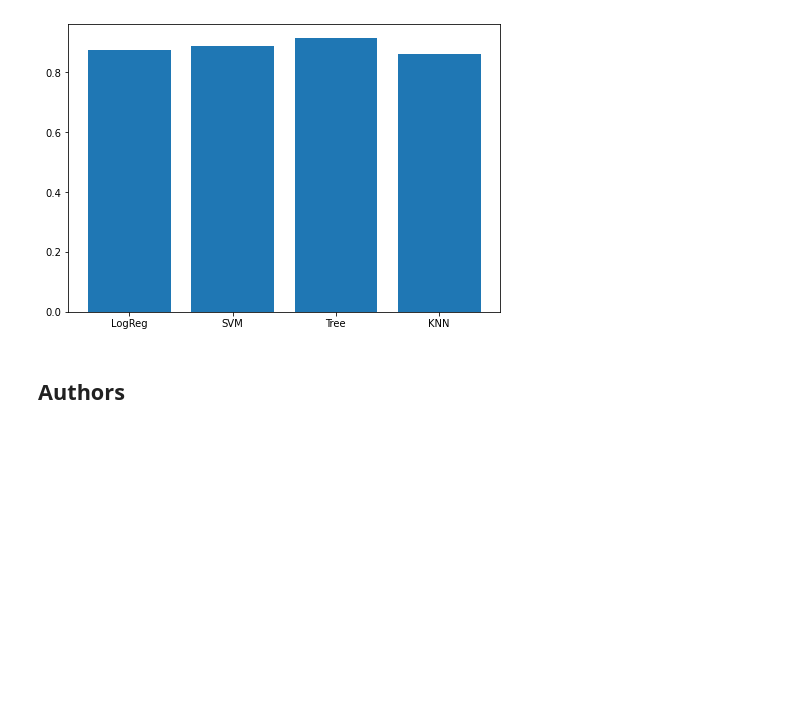
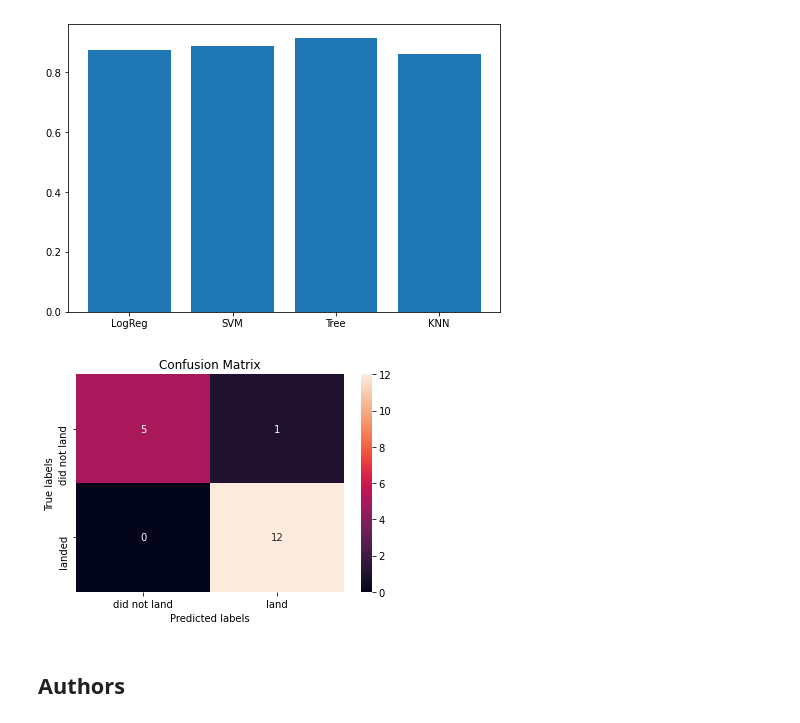
Before and after one commit to Legio-XIII/DS-Capstone, a Jupyter notebook: SpaceX_Machine Learning Prediction_Part_5.ipynb, the cells around one changed output. Saved outputs shown, nothing was run; the diff lists cells and outputs as text; code cells hidden in the pictures; blank space fills up the shorter version.

```diff
--- a/SpaceX_Machine Learning Prediction_Part_5.ipynb
+++ b/SpaceX_Machine Learning Prediction_Part_5.ipynb
@@ -399,6 +399,11 @@ plt.show
 # %% [output]
 <function matplotlib.pyplot.show(close=None, block=None)>
 [figure]
+# %%
+yhat = tree.predict(X_test)
+plot_confusion_matrix(Y_test,yhat)
+# %% [output]
+[figure, added]
 # %% [markdown]
 ## Authors
 # %% [markdown]
```
